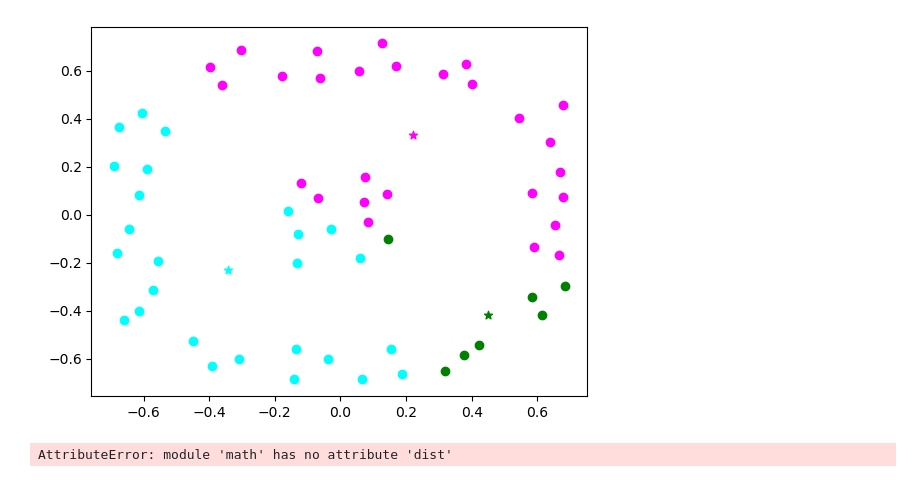
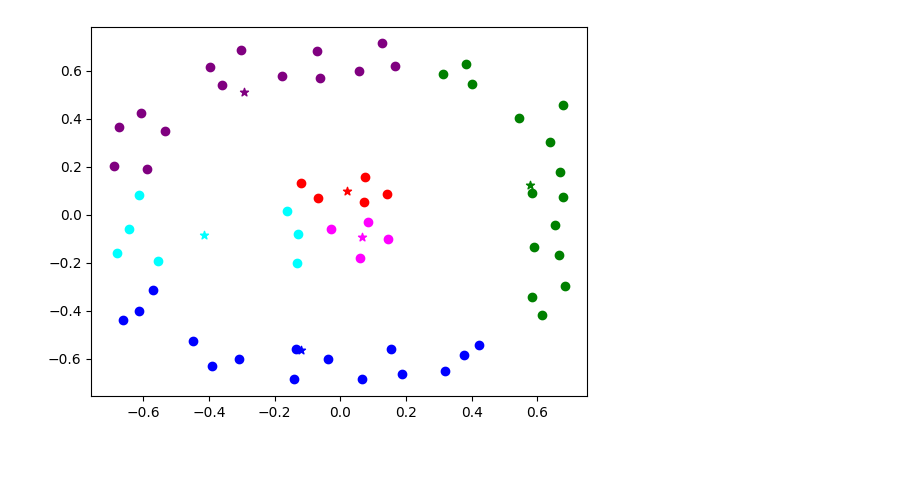
Before and after one commit to KKamp2015/PatternRecognitionMP2, a Jupyter notebook: Task2.ipynb, the cells around one changed output. Drawn from its saved outputs; the diff is of its cells as text; code cells hidden in the pictures.

```diff
--- a/Task2.ipynb
+++ b/Task2.ipynb
@@ -79,8 +84,6 @@ K1.mean()
-# %%
-K1.plot()
-# %% [output]
-[figure, removed]
 # %%
-math.dist()
+K1.cluster()
+K1.mean()
+K1.plot()
 # %% [output]
-AttributeError: module 'math' has no attribute 'dist'
+[figure, added]
```
Also changed, not shown: parts of 7 cells of this notebook.
